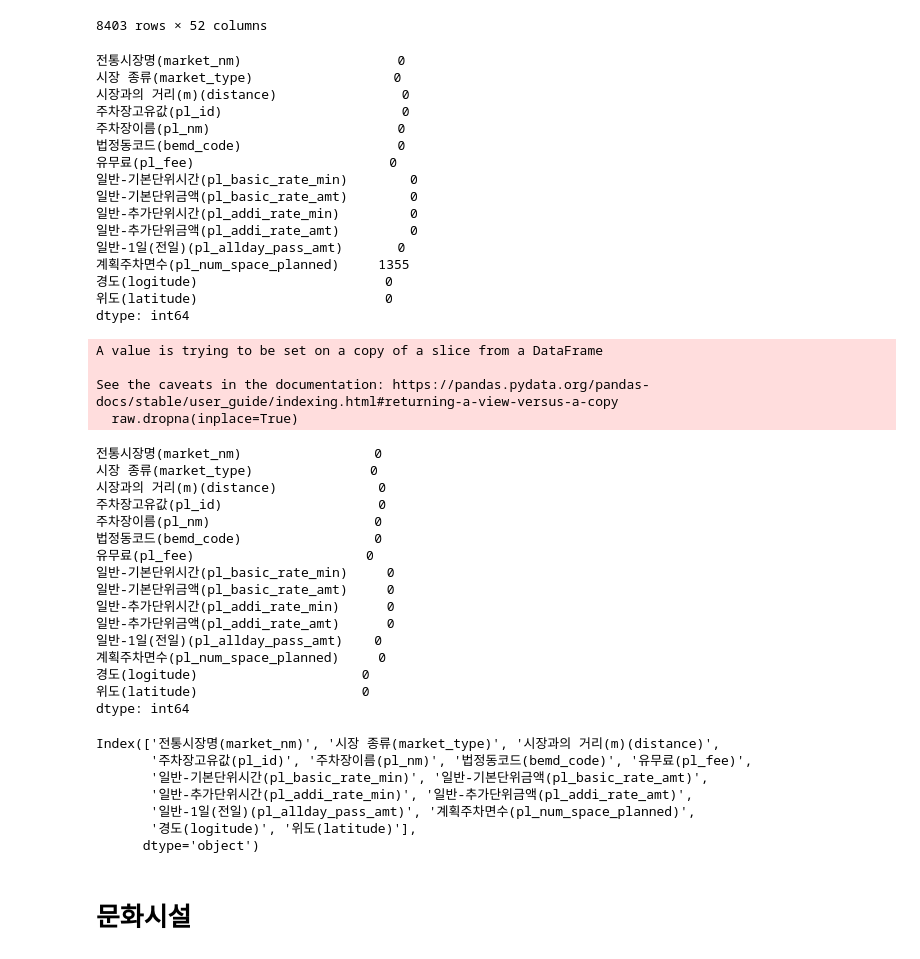
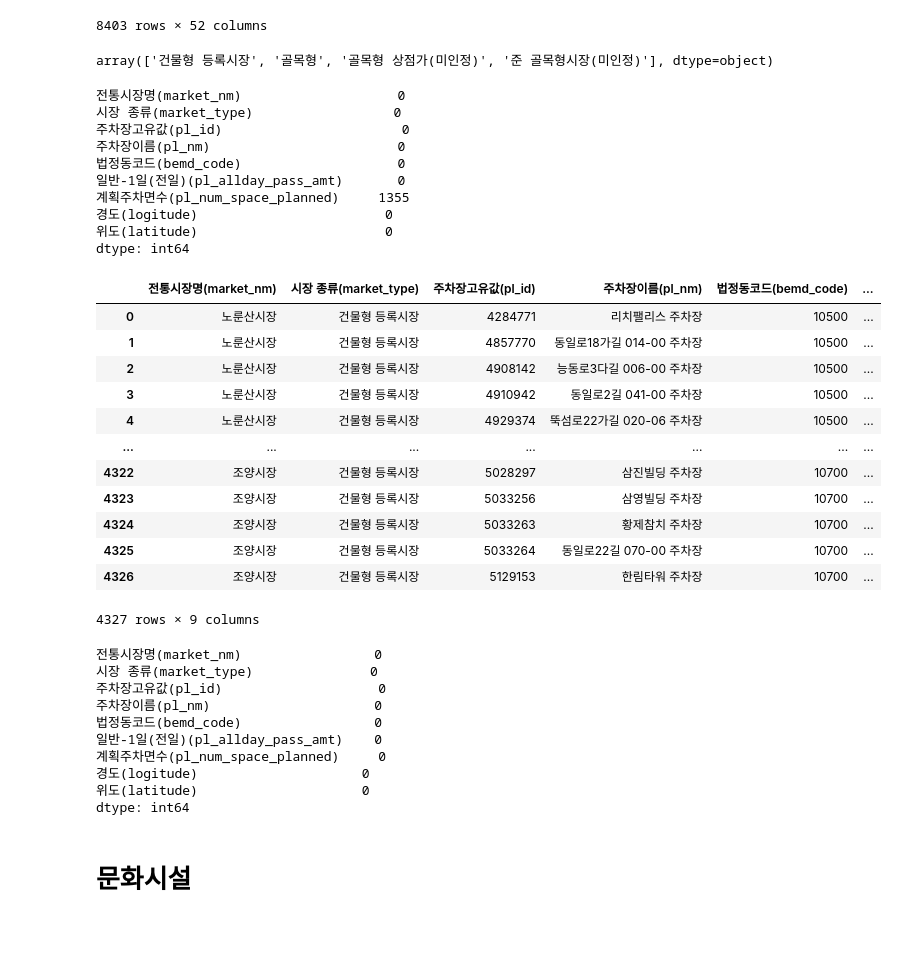
Before and after one commit to actorjung/Gwangjin_Big_Data_Project, a Jupyter notebook: 결측치 처리.ipynb, the cells around one changed output. Saved outputs shown, nothing was run; the diff lists cells and outputs as text; code cells hidden in the pictures; blank space fills up the shorter version.

```diff
--- a/결측치 처리.ipynb
+++ b/결측치 처리.ipynb
@@ -47,65 +47,57 @@ raw
 | 8401 | 1_부설_조양시장-0439 | 조양시장 | 건물형 등록시장 | 서울시 광진구 아차산로30길 39 | 02-463-5611 | 290.851710 | ... |
 | 8402 | 1_부설_조양시장-0440 | 조양시장 | 건물형 등록시장 | 서울시 광진구 아차산로30길 39 | 02-463-5611 | 262.522032 | ... |
 8403 rows × 52 columns
+# %%
+raw['시장 종류(market_type)'].unique()
+# %% [output]
+array(['건물형 등록시장', '골목형', '골목형 상점가(미인정)', '준 골목형시장(미인정)'], dtype=object)
 # %%
-raw=raw[['전통시장명(market_nm)','시장 종류(market_type)','시장과의 거리(m)(distance)','주차장고유값(pl_id)',
-         '주차장이름(pl_nm)','법정동코드(bemd_code)','유무료(pl_fee)','일반-기본단위시간(pl_basic_rate_min)','일반-기본단위금액(pl_basic_rate_amt)',
-         '일반-추가단위시간(pl_addi_rate_min)','일반-추가단위금액(pl_addi_rate_amt)','일반-1일(전일)(pl_allday_pass_amt)','계획주차면수(pl_num_space_planned)',
+raw=raw[['전통시장명(market_nm)','시장 종류(market_type)','주차장고유값(pl_id)',
+         '주차장이름(pl_nm)','법정동코드(bemd_code)','일반-1일(전일)(pl_allday_pass_amt)','계획주차면수(pl_num_space_planned)',
          '경도(logitude)','위도(latitude)']]
 # %%
 raw.isnull().sum()
 # %% [output]
 전통시장명(market_nm)                    0
 시장 종류(market_type)                  0
-시장과의 거리(m)(distance)                0
 주차장고유값(pl_id)                       0
 주차장이름(pl_nm)                        0
 법정동코드(bemd_code)                    0
-유무료(pl_fee)                         0
-일반-기본단위시간(pl_basic_rate_min)        0
-일반-기본단위금액(pl_basic_rate_amt)        0
-일반-추가단위시간(pl_addi_rate_min)         0
-일반-추가단위금액(pl_addi_rate_amt)         0
 일반-1일(전일)(pl_allday_pass_amt)       0
 계획주차면수(pl_num_space_planned)     1355
 경도(logitude)                        0
 위도(latitude)                        0
 dtype: int64
 # %%
-raw.dropna(inplace=True)
+raw=raw.dropna()
-# %% [output]
-A value is trying to be set on a copy of a slice from a DataFrame
-
-See the caveats in the documentation: https://pandas.pydata.org/pandas-docs/stable/user_guide/indexing.html#returning-a-view-versus-a-copy
-  raw.dropna(inplace=True)
 # %%
 raw=raw[raw['계획주차면수(pl_num_space_planned)']!=0]
+# %%
+raw.reset_index(drop=True)
+# %% [output]
+|  | 전통시장명(market_nm) | 시장 종류(market_type) | 주차장고유값(pl_id) | 주차장이름(pl_nm) | 법정동코드(bemd_code) | ... |
+| 0 | 노룬산시장 | 건물형 등록시장 | 4284771 | 리치팰리스 주차장 | 10500 | ... |
+| 1 | 노룬산시장 | 건물형 등록시장 | 4857770 | 동일로18가길 014-00 주차장 | 10500 | ... |
+| 2 | 노룬산시장 | 건물형 등록시장 | 4908142 | 능동로3다길 006-00 주차장 | 10500 | ... |
+| 3 | 노룬산시장 | 건물형 등록시장 | 4910942 | 동일로2길 041-00 주차장 | 10500 | ... |
+| 4 | 노룬산시장 | 건물형 등록시장 | 4929374 | 뚝섬로22가길 020-06 주차장 | 10500 | ... |
+| ... | ... | ... | ... | ... | ... | ... |
+| 4322 | 조양시장 | 건물형 등록시장 | 5028297 | 삼진빌딩 주차장 | 10700 | ... |
+| 4323 | 조양시장 | 건물형 등록시장 | 5033256 | 삼영빌딩 주차장 | 10700 | ... |
+| 4324 | 조양시장 | 건물형 등록시장 | 5033263 | 황제참치 주차장 | 10700 | ... |
+| 4325 | 조양시장 | 건물형 등록시장 | 5033264 | 동일로22길 070-00 주차장 | 10700 | ... |
+| 4326 | 조양시장 | 건물형 등록시장 | 5129153 | 한림타워 주차장 | 10700 | ... |
+4327 rows × 9 columns
 # %%
 raw.isnull().sum()
 # %% [output]
 전통시장명(market_nm)                 0
 시장 종류(market_type)               0
-시장과의 거리(m)(distance)             0
 주차장고유값(pl_id)                    0
 주차장이름(pl_nm)                     0
 법정동코드(bemd_code)                 0
-유무료(pl_fee)                      0
-일반-기본단위시간(pl_basic_rate_min)     0
-일반-기본단위금액(pl_basic_rate_amt)     0
-일반-추가단위시간(pl_addi_rate_min)      0
-일반-추가단위금액(pl_addi_rate_amt)      0
 일반-1일(전일)(pl_allday_pass_amt)    0
 계획주차면수(pl_num_space_planned)     0
 경도(logitude)                     0
 위도(latitude)                     0
 dtype: int64
-# %%
-raw.columns
-# %% [output]
-Index(['전통시장명(market_nm)', '시장 종류(market_type)', '시장과의 거리(m)(distance)',
-       '주차장고유값(pl_id)', '주차장이름(pl_nm)', '법정동코드(bemd_code)', '유무료(pl_fee)',
-       '일반-기본단위시간(pl_basic_rate_min)', '일반-기본단위금액(pl_basic_rate_amt)',
-       '일반-추가단위시간(pl_addi_rate_min)', '일반-추가단위금액(pl_addi_rate_amt)',
-       '일반-1일(전일)(pl_allday_pass_amt)', '계획주차면수(pl_num_space_planned)',
-       '경도(logitude)', '위도(latitude)'],
-      dtype='object')
```
Also changed, not shown: parts of 8 cells of this notebook, 3 other files.
